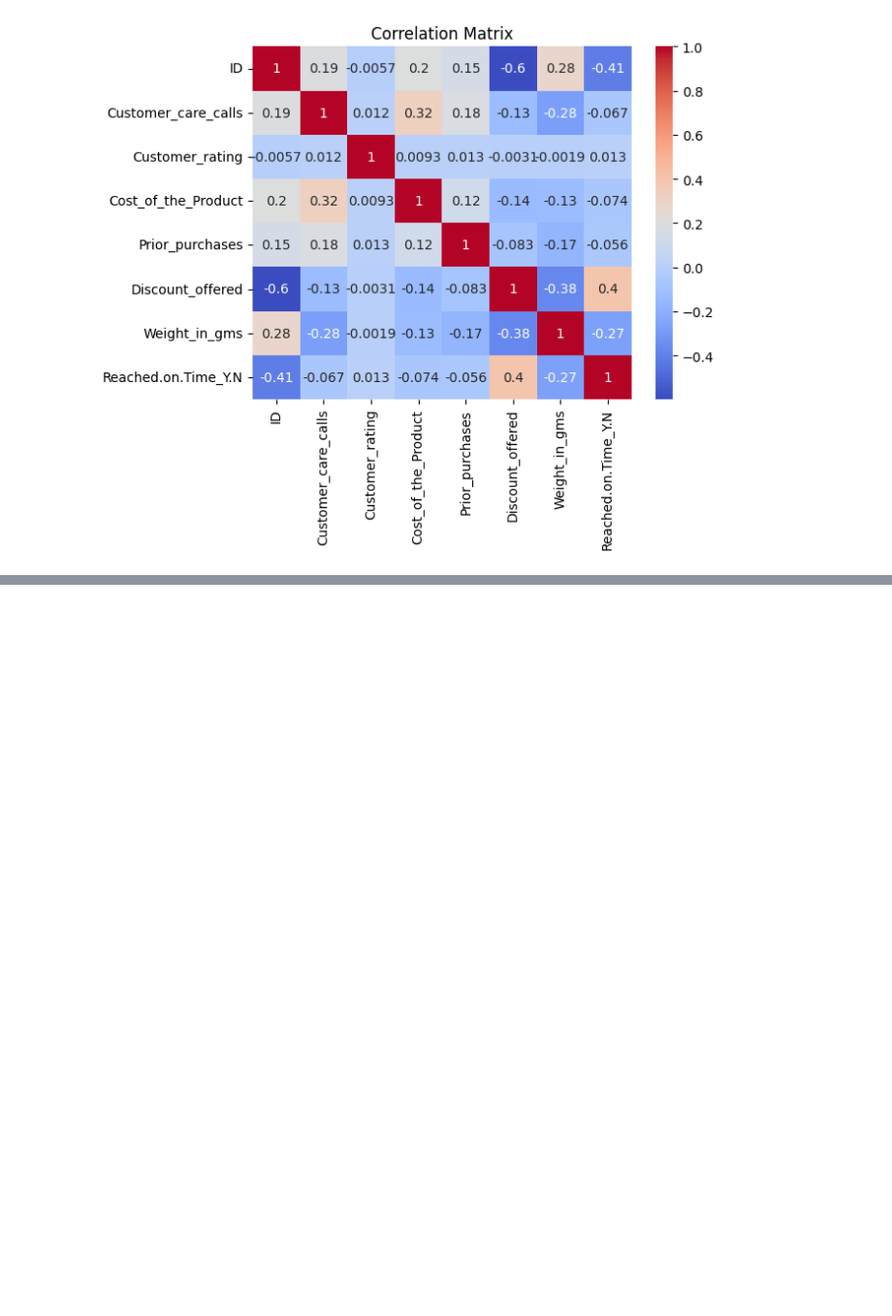
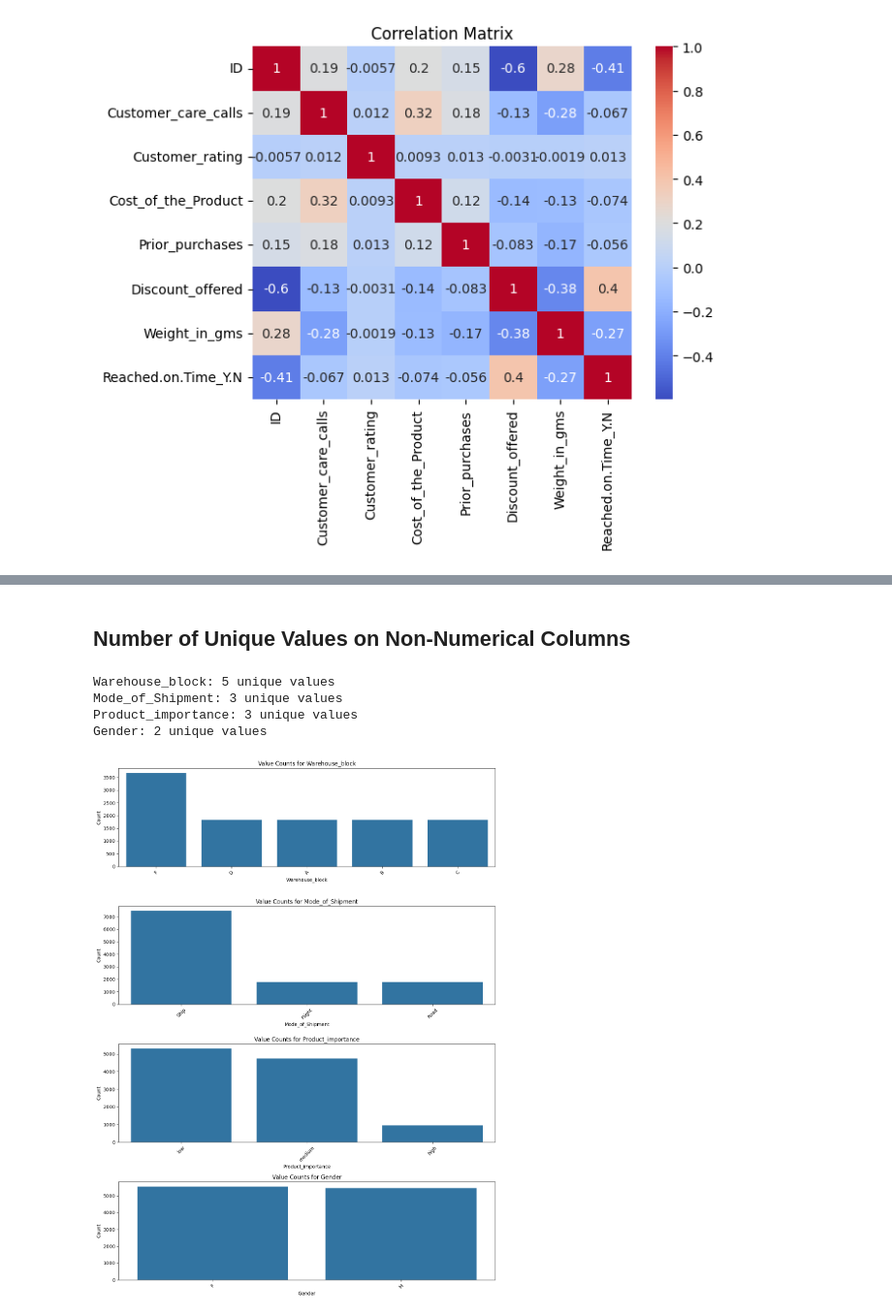
Before and after one commit to gusanitor8/Lab1-MLOps, a Jupyter notebook: Lab1.ipynb, the cells around one changed output, grey strips where cells are left out. Shown: that part at 97% size. Cells and saved outputs as stored; diff of their text form; code cells hidden in the pictures; blank space fills up the shorter version.

```diff
--- a/Lab1.ipynb
+++ b/Lab1.ipynb
@@ -68,0 +77,27 @@ plt.show()
+# %% [markdown]
+## Number of Unique Values on Non-Numerical Columns
+# %%
+non_numeric_cols = df.select_dtypes(exclude=['number']).columns
+for col in non_numeric_cols:
+    print(f"{col}: {df[col].nunique()} unique values")
+# %% [output]
+Warehouse_block: 5 unique values
+Mode_of_Shipment: 3 unique values
+Product_importance: 3 unique values
+Gender: 2 unique values
+# %%
+non_numeric_cols = df.select_dtypes(exclude=['number']).columns
+n_cols = len(non_numeric_cols)
+fig, axes = plt.subplots(n_cols, 1, figsize=(12, 4 * n_cols))
+
+for i, col in enumerate(non_numeric_cols):
+    sns.countplot(data=df, x=col, order=df[col].value_counts().index, ax=axes[i])
+    axes[i].set_title(f'Value Counts for {col}')
+    axes[i].set_ylabel('Count')
+    axes[i].set_xlabel(col)
+    axes[i].tick_params(axis='x', rotation=45)
+
+plt.tight_layout()
+plt.show()
+# %% [output]
+[figure, added]
```
Also changed, not shown: parts of 5 cells of this notebook.
